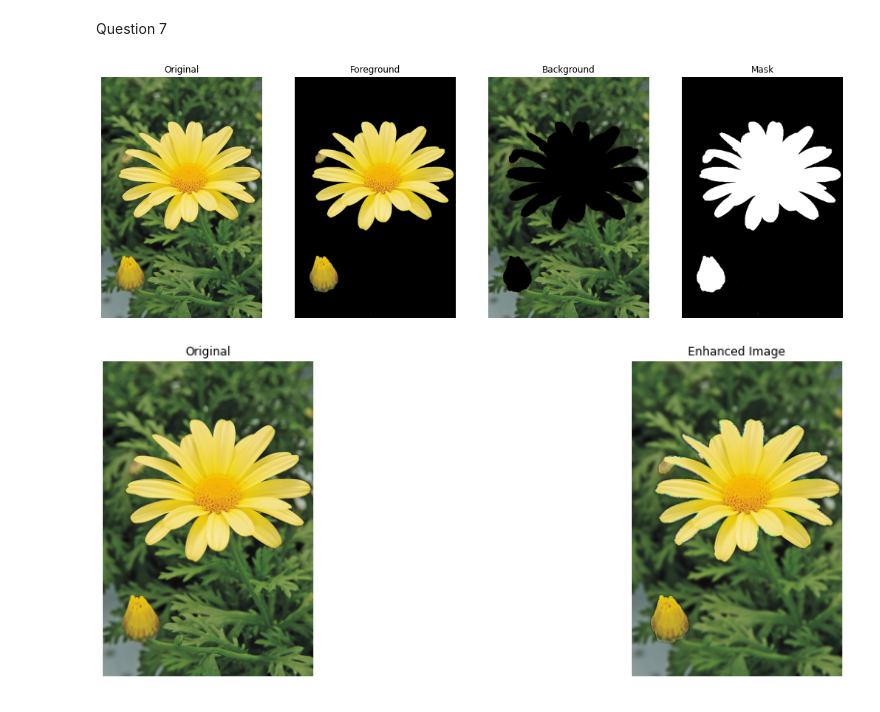
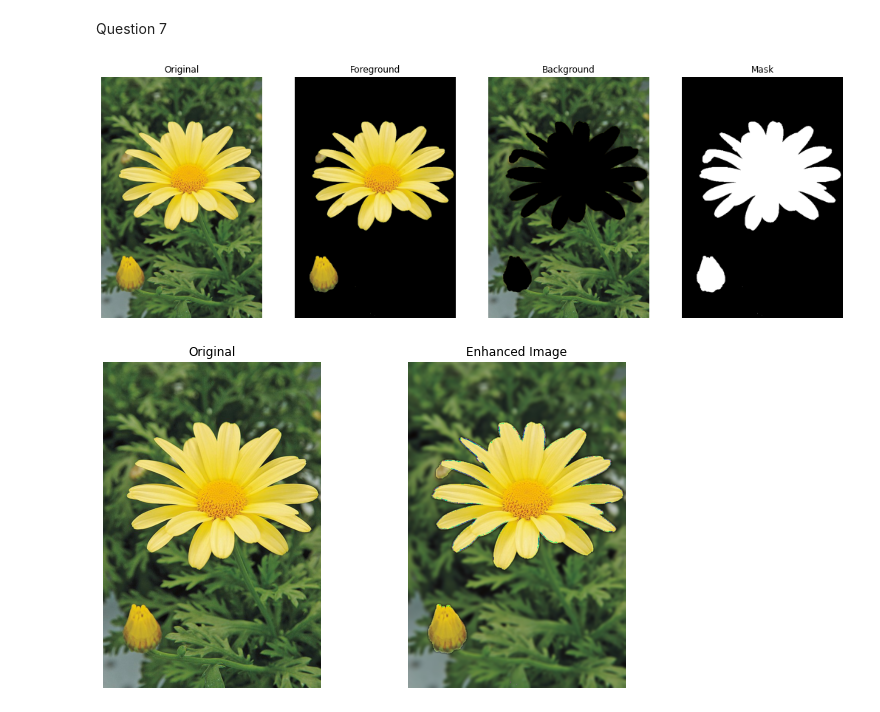
Before and after one commit to akilaabeyratne/EN2550-Assignment-1, a Jupyter notebook: Assignment1.ipynb, the cells around one changed output. Drawn from its saved outputs; the diff is of its cells as text; code cells hidden in the pictures.

```diff
--- a/Assignment1.ipynb
+++ b/Assignment1.ipynb
@@ -180,8 +180,8 @@ fig.tight_layout()
 # %% [markdown]
 Question 5 a)
 # %%
-woman = cv.imread(r'im02small.png')
-sample_im = cv.imread(r'im02.png')
+woman = cv.imread(r'im01small.png')
+sample_im = cv.imread(r'im01.png')
 
 factor = 4
 
@@ -190,7 +190,6 @@ z_cols = int(np.shape(woman)[1]*factor)
 z_channels = np.shape(woman)[2]
 zoomed = np.zeros((z_rows,z_cols,z_channels))
 
-
 for i in range(z_rows):
     for j in range(z_cols):
         x = min(int(round(i/factor))-1,np.shape(woman)[0])
@@ -225,7 +229,8 @@ for i in range(z_rows-1):
     for j in range(z_cols-1):
         x = i/factor
         y = j/factor
-        lt,lb,rt,rb = [math.floor(x),math.floor(y)],[math.ceil(x),math.floor(y)],[math.floor(x),math.ceil(y)],[math.ceil(x),math.ceil(y)]
+        lt,lb = [math.floor(x),math.floor(y)],[math.ceil(x),math.floor(y)]
+        rt,rb = [math.floor(x),math.ceil(y)],[math.ceil(x),math.ceil(y)]
         if (lb[0] >= woman.shape[0]):
             lb[0] = woman.shape[0]-1
             rb[0] = woman.shape[0]-1
@@ -238,7 +243,7 @@ for i in range(z_rows-1):
         new_x = woman[lt[0]][lt[1]]*(1-ver_ratio) + woman[lb[0]][lb[1]]*ver_ratio
         new_y = woman[rt[0]][rt[1]]*(1-ver_ratio) + woman[rb[0]][rb[1]]*ver_ratio
 
-        zoomed[i][j]=np.rint(new_x*(1-hor_ratio) + new_y*hor_ratio)
+        zoomed[i][j]=(new_x*(1-hor_ratio) + new_y*hor_ratio).astype('uint8')
 # %%
 ssd2 = np.sqrt((np.sum((sample_im - zoomed)**2))/(int(np.shape(woman)[0]*factor)*int(np.shape(woman)[1]*factor)*np.shape(woman)[2]))
 print(ssd2)
@@ -371,31 +377,32 @@ fig,ax1=plt.subplots(1,4,figsize=(18,6))
 ax1[0].imshow(cv.cvtColor(img,cv.COLOR_BGR2RGB))
 ax1[1].imshow(cv.cvtColor(img_fg,cv.COLOR_BGR2RGB))
 ax1[2].imshow(cv.cvtColor(img_bg,cv.COLOR_BGR2RGB))
 ax1[3].imshow(cv.cvtColor(mask2*255,cv.COLOR_BGR2RGB))
 
 ax1[0].set_title('Original')
 ax1[1].set_title('Foreground')
 ax1[2].set_title('Background')
 ax1[3].set_title('Mask')
 
 for i in range(4):
     ax1[i].axis('off')
 
 ksize=9
 sigma=4
 img_gaus=cv.GaussianBlur(img_bg,(ksize,ksize),sigma)
 
 img_enh=np.add(img_fg,img_gaus)
 
 fig,ax2=plt.subplots(1,2,figsize=(18,6))
 ax2[0].imshow(cv.cvtColor(img,cv.COLOR_BGR2RGB))
 ax2[1].imshow(cv.cvtColor(img_enh,cv.COLOR_BGR2RGB))
 
 ax2[0].set_title('Original')
 ax2[1].set_title('Enhanced Image')
+fig.set_figwidth(10)
 
 for i in range(2):
     ax2[i].axis('off')
 # %% [output]
 [figure]
-[figure, old version]
+[figure, new version]
```
Also changed, not shown: parts of 5 cells of this notebook.
